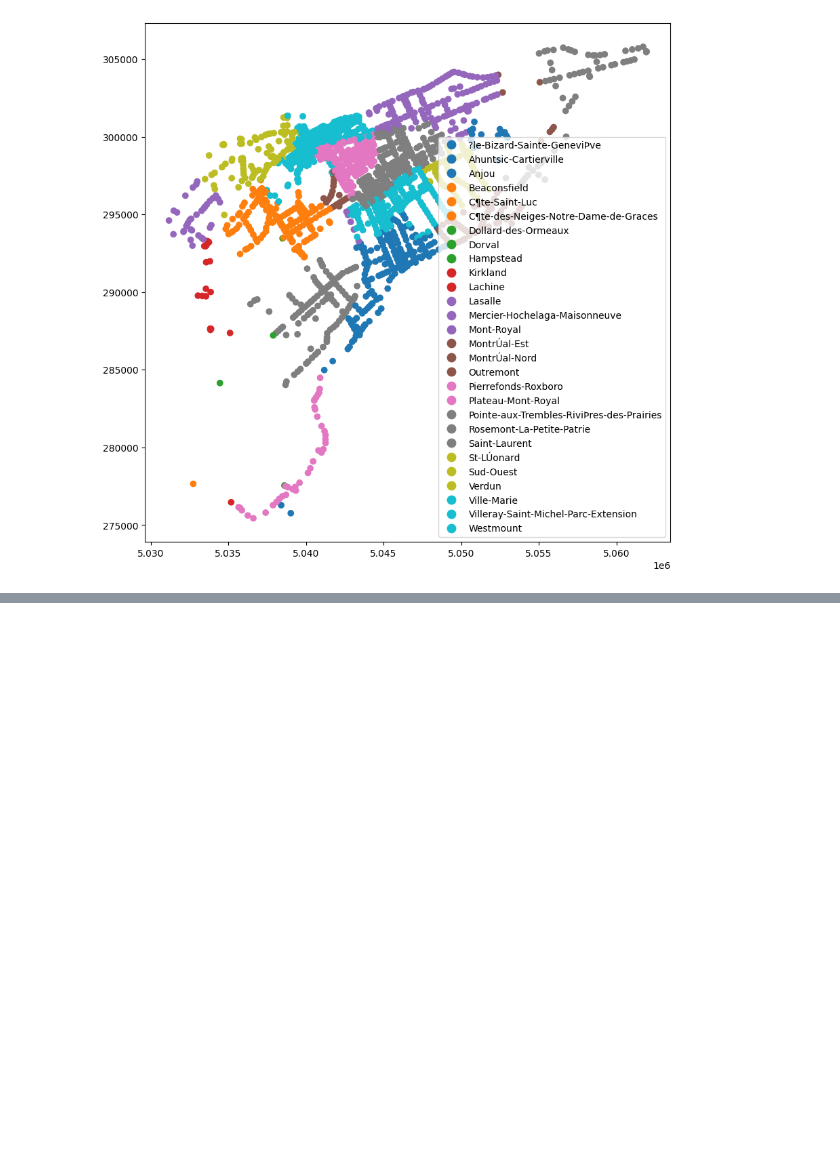
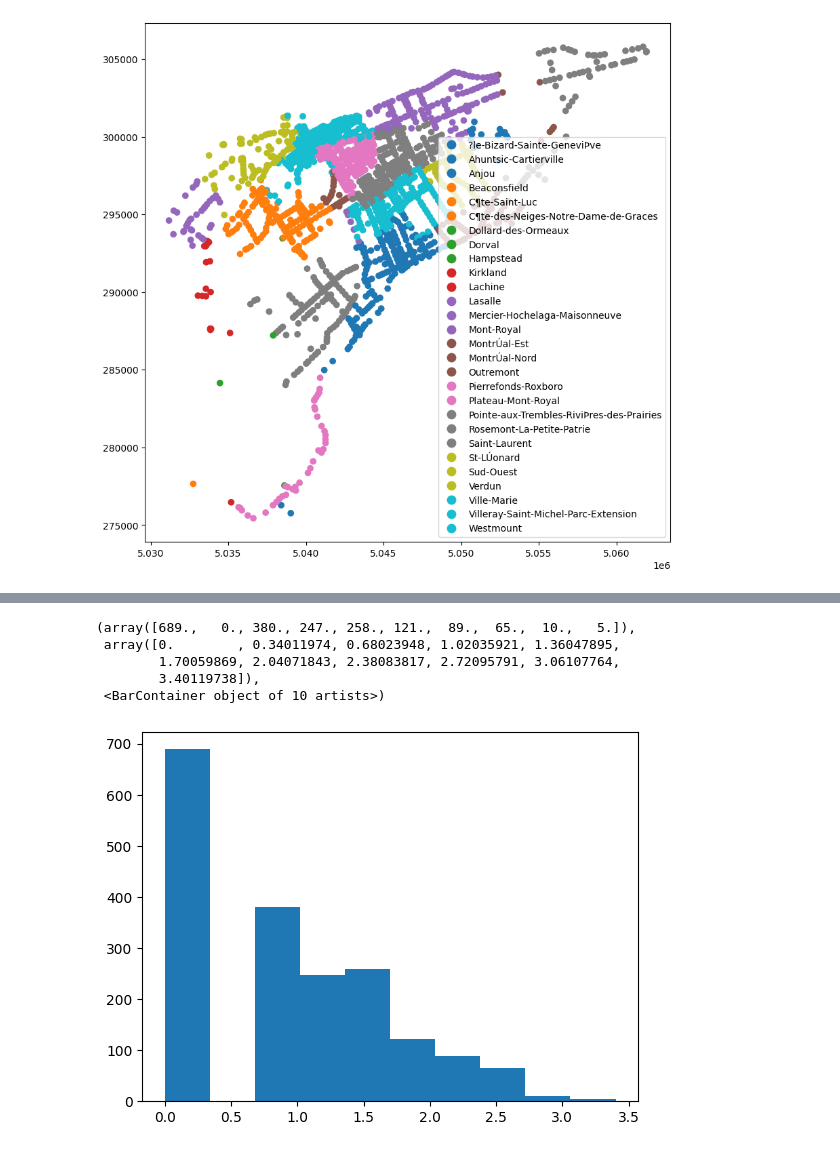
Before and after one commit to JuanJavierr/projet_methodes_avancees, a Jupyter notebook: eda.ipynb, the cells around one changed output, grey strips where cells are left out. Cells and saved outputs as stored; diff of their text form; code cells hidden in the pictures; blank space fills up the shorter version.

```diff
--- a/eda.ipynb
+++ b/eda.ipynb
@@ -75,0 +115,9 @@ gdf.plot(column="borough", legend=True, figsize=(10, 10))
+# %%
+plt.hist(np.log1p(df["acc"]))
+# %% [output]
+(array([689.,   0., 380., 247., 258., 121.,  89.,  65.,  10.,   5.]),
+ array([0.        , 0.34011974, 0.68023948, 1.02035921, 1.36047895,
+        1.70059869, 2.04071843, 2.38083817, 2.72095791, 3.06107764,
+        3.40119738]),
+ <BarContainer object of 10 artists>)
+[figure, added]
```
Also changed, not shown: parts of 9 cells of this notebook, 3 other files.
